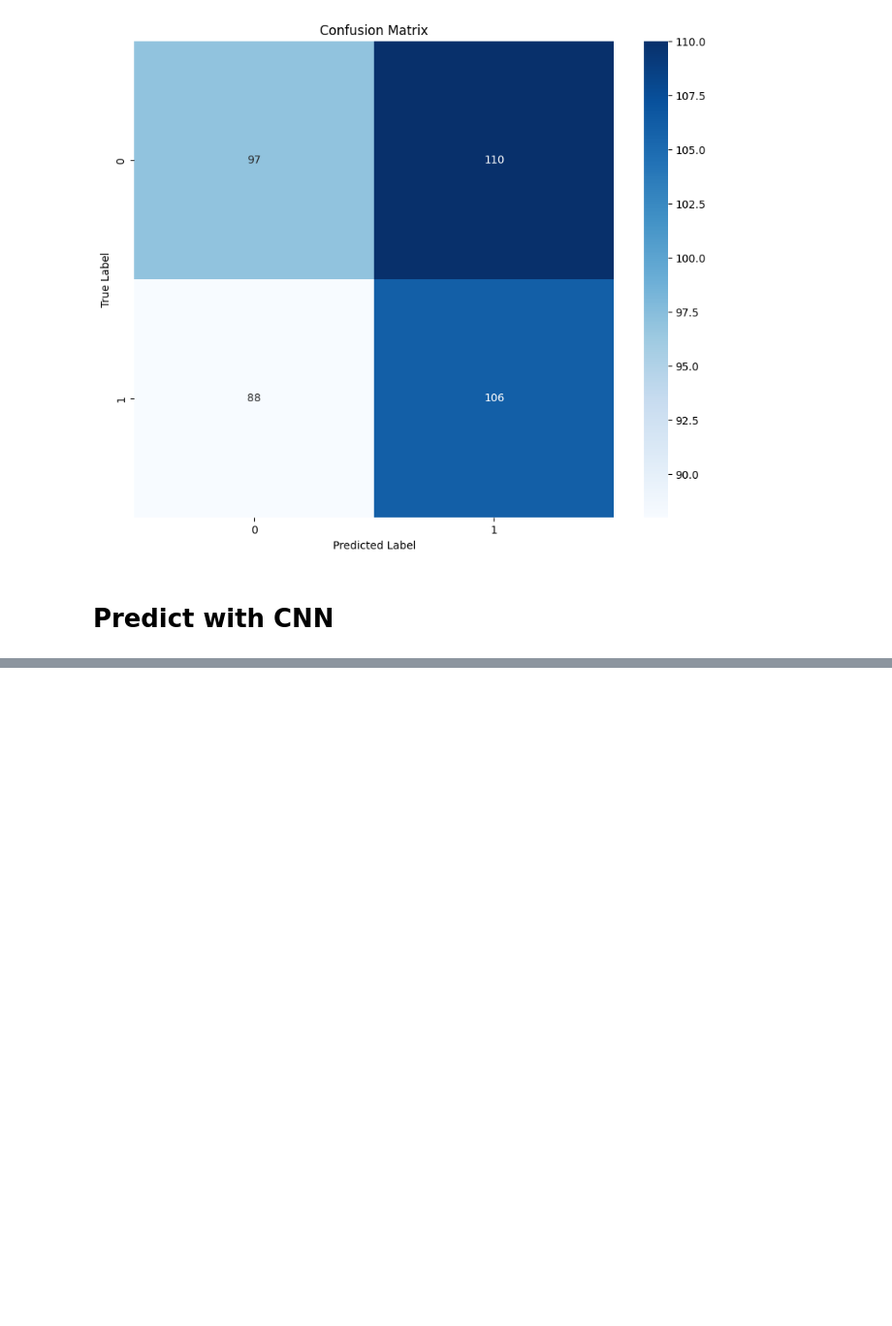
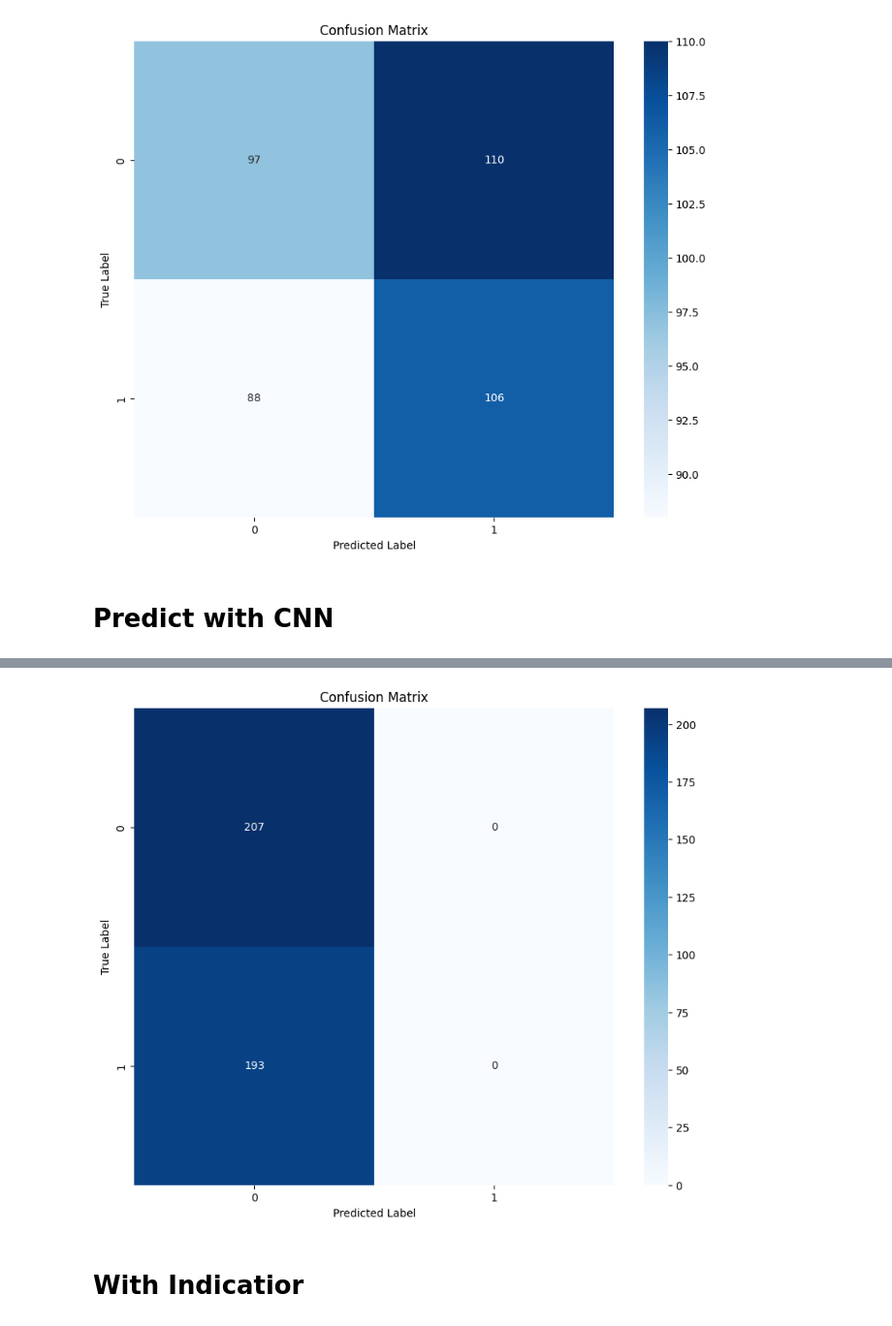
Before and after one commit to abdipourasl/Deep-Learning-1402, a Jupyter notebook: DL5.ipynb, the cells around one changed output, grey strips where cells are left out. Shown at 97% size. Cells and saved outputs as stored; diff of their text form; code cells hidden in the pictures; blank space fills up the shorter version.

```diff
--- a/DL5.ipynb
+++ b/DL5.ipynb
@@ -268,0 +303,19 @@ plt.show()
+# %%
+input_channels = 1
+output_size = 2
+model = CNN(input_channels, output_size)
+criterion = nn.CrossEntropyLoss()
+optimizer = torch.optim.Adam(model.parameters(), lr=0.001)
+
+# Training the model
+num_epochs = 50  # Adjust as needed
+for epoch in range(num_epochs):
+    outputs = model(X_train.float())
+    optimizer.zero_grad()
+    loss = criterion(outputs, y_train)
+    loss.backward()
+    optimizer.step()
+    print('Epoch: {} \tTraining Loss: {:.6f}'.format(
+        epoch+1,
+        loss.item()
+        ))
@@ -268,0 +342,11 @@ plt.show()
+# %%
+
+# Testing the model
+model.eval()
+with torch.no_grad():
+    test_outputs = model(X_test.float())
+    predicted_labels = torch.argmax(test_outputs, dim=1).numpy()
+predicted_labels = np.where(predicted_labels == 0 ,-1,1)
+y_test = np.where(y_test == 0 ,-1,1)
+
+print(predicted_labels)
@@ -268,0 +371,16 @@ plt.show()
+# %%
+from sklearn.metrics import confusion_matrix
+# a = np.array(*predicted_labels)
+conf_matrix = confusion_matrix(y_test, predicted_labels)
+import seaborn as sns
+# Plot confusion matrix
+plt.figure(figsize=(10, 8))
+sns.heatmap(conf_matrix, annot=True, fmt='d', cmap='Blues')
+plt.title('Confusion Matrix')
+plt.xlabel('Predicted Label')
+plt.ylabel('True Label')
+plt.show()
+# %% [output]
+[figure, added]
+# %% [markdown]
+# With Indicatior
```
Also changed, not shown: parts of 10 cells of this notebook.
